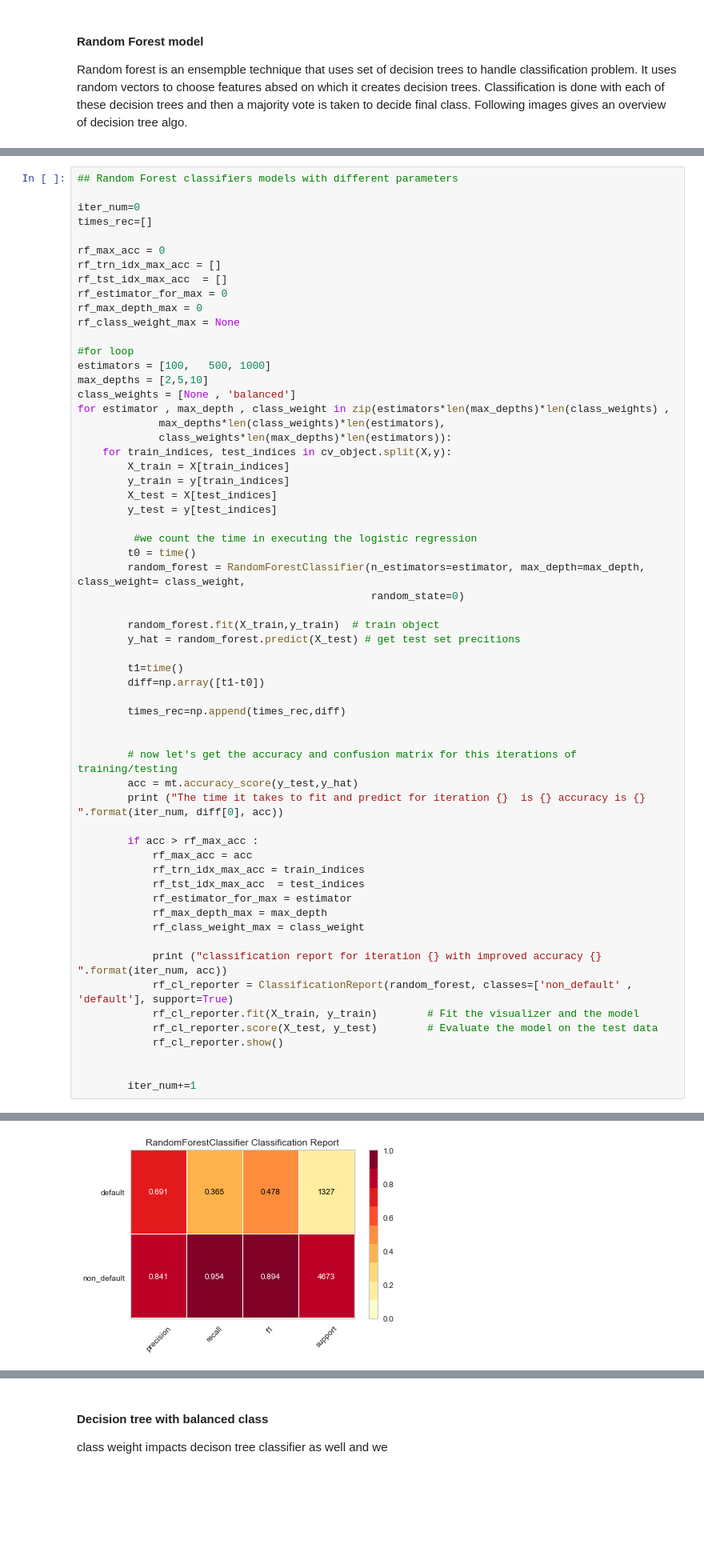
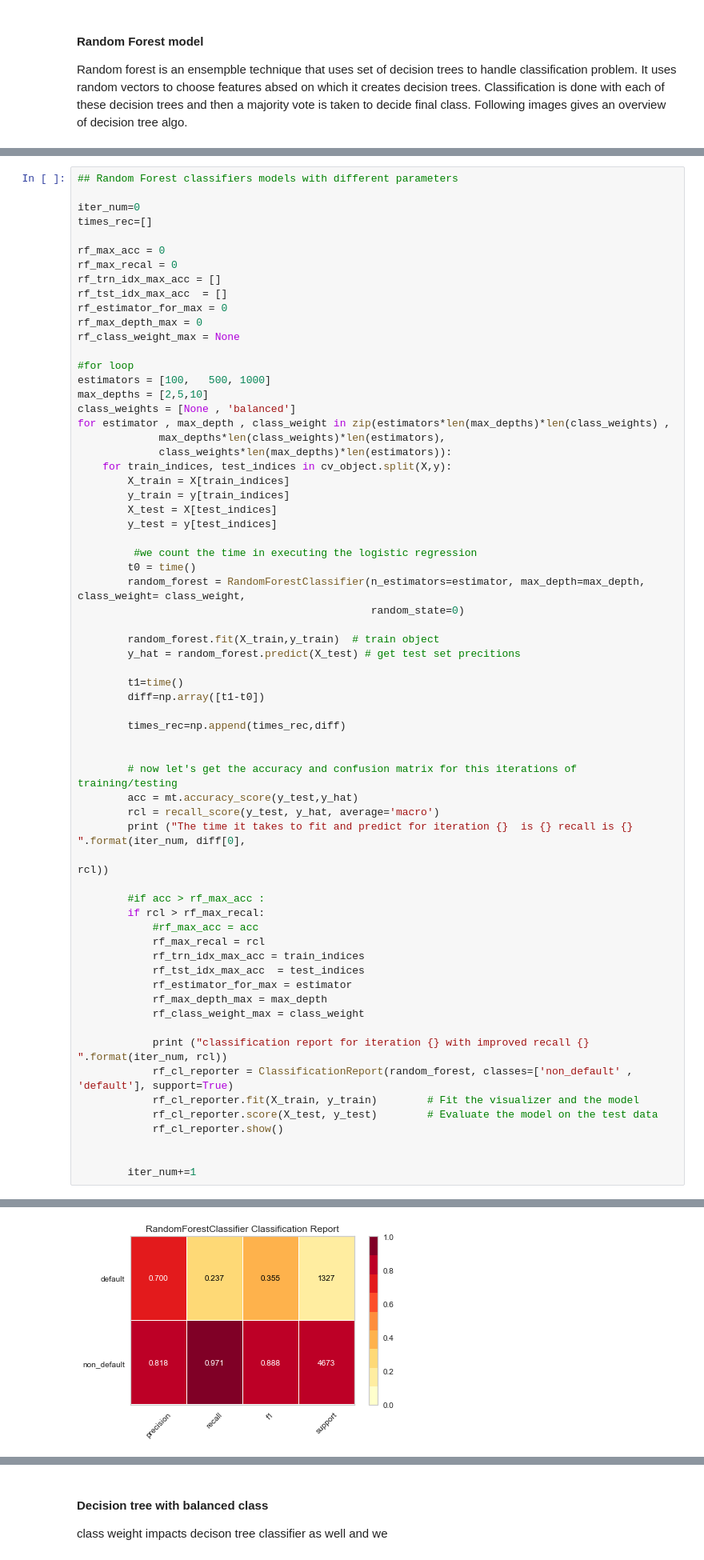
Before and after one commit to pankajti/MSDS_7331_Lab2, a Jupyter notebook: modelling/combined_models.ipynb, the cells around one changed output, grey strips where cells are left out. Shown at 80% size. Cells and saved outputs as stored; diff of their text form; blank space fills up the shorter version.

```diff
--- a/modelling/combined_models.ipynb
+++ b/modelling/combined_models.ipynb
@@ -151,6 +149,7 @@ iter_num=0
 times_rec=[]
 
 rf_max_acc = 0
+rf_max_recal = 0
 rf_trn_idx_max_acc = []
 rf_tst_idx_max_acc  = []
 rf_estimator_for_max = 0
@@ -186,17 +185,21 @@ for estimator , max_depth , class_weight in zip(estimators*len(max_depths)*len(c
 
         # now let's get the accuracy and confusion matrix for this iterations of training/testing
         acc = mt.accuracy_score(y_test,y_hat)
-        print ("The time it takes to fit and predict for iteration {}  is {} accuracy is {} ".format(iter_num, diff[0], acc))
+        rcl = recall_score(y_test, y_hat, average='macro')
+        print ("The time it takes to fit and predict for iteration {}  is {} recall is {} ".format(iter_num, diff[0],
+                                                                                                   rcl))
 
-        if acc > rf_max_acc :
-            rf_max_acc = acc
+        #if acc > rf_max_acc :
+        if rcl > rf_max_recal:
+            #rf_max_acc = acc
+            rf_max_recal = rcl
             rf_trn_idx_max_acc = train_indices
             rf_tst_idx_max_acc  = test_indices
             rf_estimator_for_max = estimator
             rf_max_depth_max = max_depth
             rf_class_weight_max = class_weight
 
-            print ("classification report for iteration {} with improved accuracy {} ".format(iter_num, acc))
+            print ("classification report for iteration {} with improved recall {} ".format(iter_num, rcl))
             rf_cl_reporter = ClassificationReport(random_forest, classes=['non_default' , 'default'], support=True)
             rf_cl_reporter.fit(X_train, y_train)        # Fit the visualizer and the model
             rf_cl_reporter.score(X_test, y_test)        # Evaluate the model on the test data
@@ -222 +219 @@ classification report for iteration 10 with improved accuracy 0.8235
-[figure, old version]
+[figure, new version]
```
Also changed, not shown: parts of 22 cells of this notebook.
